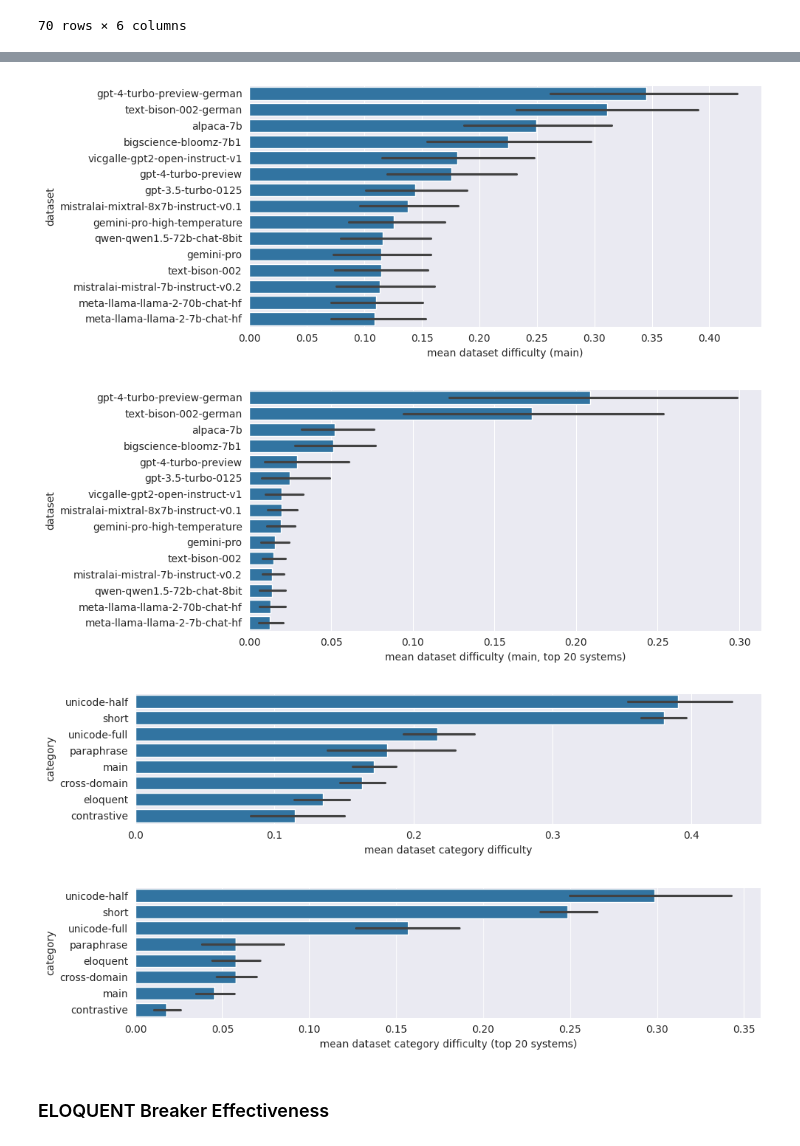
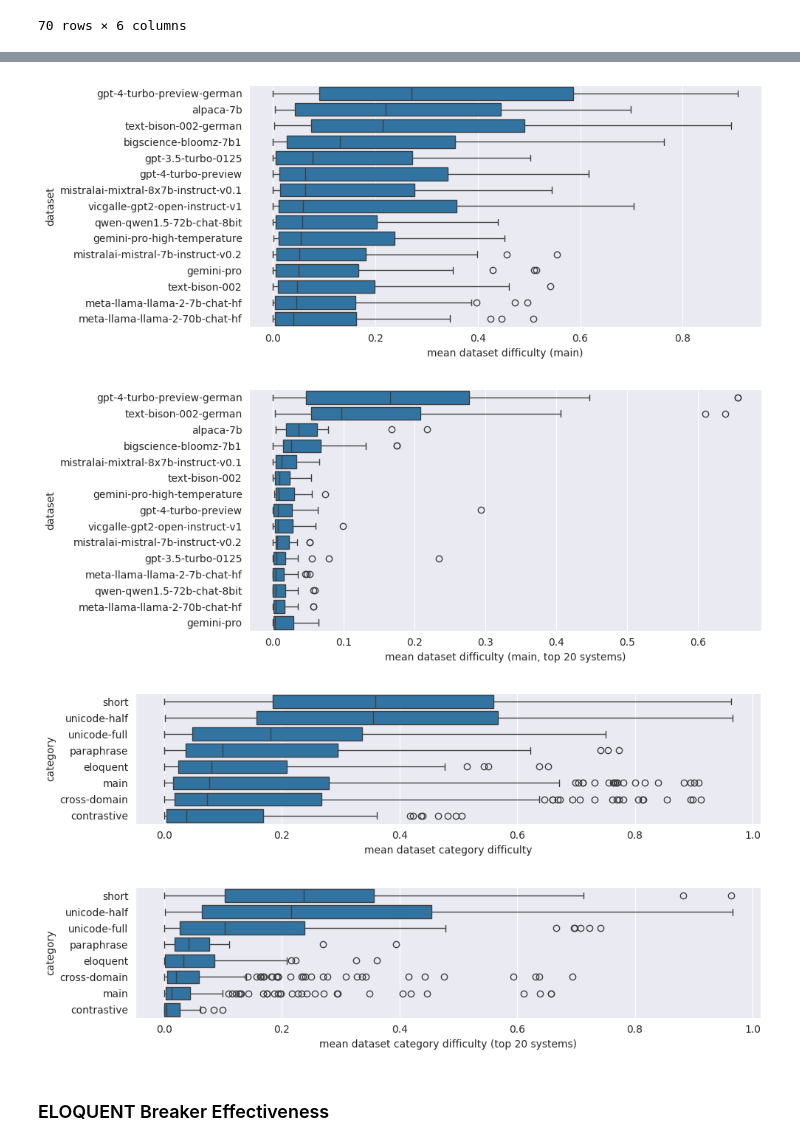
Before and after one commit to pan-webis-de/pan24-generative-ai-authorship-verification, a Jupyter notebook: pan24_task_eval/pan24-generative-authorship-evaluation.ipynb, the cells around one changed output, grey strips where cells are left out. Cells and saved outputs as stored; diff of their text form; code cells hidden in the pictures.

```diff
--- a/pan24_task_eval/pan24-generative-authorship-evaluation.ipynb
+++ b/pan24_task_eval/pan24-generative-authorship-evaluation.ipynb
@@ -452,45 +452,45 @@ plt.show()
 # %%
 dataset_difficulty_main = (1 - df).query('category == "main"')
-sort_order = dataset_difficulty_main.groupby('dataset').mean().sort_values('mean', ascending=False).index
+sort_order = dataset_difficulty_main.groupby('dataset').median().sort_values('mean', ascending=False).index
 
 plt.figure(figsize=(10, 4))
-sns.barplot(data=dataset_difficulty_main, y='dataset', x='mean', errorbar='ci', order=sort_order).set(xlabel='mean dataset difficulty (main)')
+sns.boxplot(data=dataset_difficulty_main, y='dataset', x='mean', order=sort_order).set(xlabel='mean dataset difficulty (main)')
 plt.tight_layout()
 plt.savefig('../data/eval-figures/dataset-difficulty-main.pdf')
 plt.show()
 # %% [output]
-[figure, old version]
+[figure, new version]
 # %%
 dataset_difficulty_main_top = dataset_difficulty_main.loc[top_idx.get_level_values(0), top_idx.get_level_values(1), :, :]
-sort_order = dataset_difficulty_main_top.groupby('dataset').mean().sort_values('mean', ascending=False).index
+sort_order = dataset_difficulty_main_top.groupby('dataset').median().sort_values('mean', ascending=False).index
 
 plt.figure(figsize=(10, 4))
-sns.barplot(data=dataset_difficulty_main_top, y='dataset', x='mean', errorbar='ci', order=sort_order).set(xlabel='mean dataset difficulty (main, top 20 systems)')
+sns.boxplot(data=dataset_difficulty_main_top, y='dataset', x='mean', order=sort_order).set(xlabel='mean dataset difficulty (main, top 20 systems)')
 plt.tight_layout()
 plt.savefig('../data/eval-figures/dataset-difficulty-main-top.pdf')
 plt.show()
 # %% [output]
-[figure, old version]
+[figure, new version]
 # %%
-sort_order = df.groupby('category').mean().sort_values('mean').index
+sort_order = df.groupby('category').median().sort_values('mean').index
 plt.figure(figsize=(10, 2.5))
-sns.barplot(data=(1 - df), y='category', x='mean', order=sort_order, errorbar='ci').set(xlabel='mean dataset category difficulty')
+sns.boxplot(data=(1 - df), y='category', x='mean', order=sort_order).set(xlabel='mean dataset category difficulty')
 plt.tight_layout()
 plt.savefig('../data/eval-figures/dataset-category-difficulty.pdf')
 plt.show()
 # %% [output]
-[figure, old version]
+[figure, new version]
 # %%
 df_top = (1 - df).loc[top_idx.get_level_values(0), top_idx.get_level_values(1), :, :]
-sort_order = df_top.groupby('category').mean().sort_values('mean', ascending=False).index
+sort_order = df_top.groupby('category').median().sort_values('mean', ascending=False).index
 
 plt.figure(figsize=(10, 2.5))
-sns.barplot(data=df_top, y='category', x='mean', errorbar='ci', order=sort_order).set(xlabel='mean dataset category difficulty (top 20 systems)')
+sns.boxplot(data=df_top, y='category', x='mean', order=sort_order).set(xlabel='mean dataset category difficulty (top 20 systems)')
 plt.tight_layout()
 plt.savefig('../data/eval-figures/dataset-category-difficulty-top.pdf')
 plt.show()
 # %% [output]
-[figure, old version]
+[figure, new version]
 # %% [markdown]
 ### ELOQUENT Breaker Effectiveness
 # %%
```
Also changed, not shown: parts of 5 cells of this notebook.
